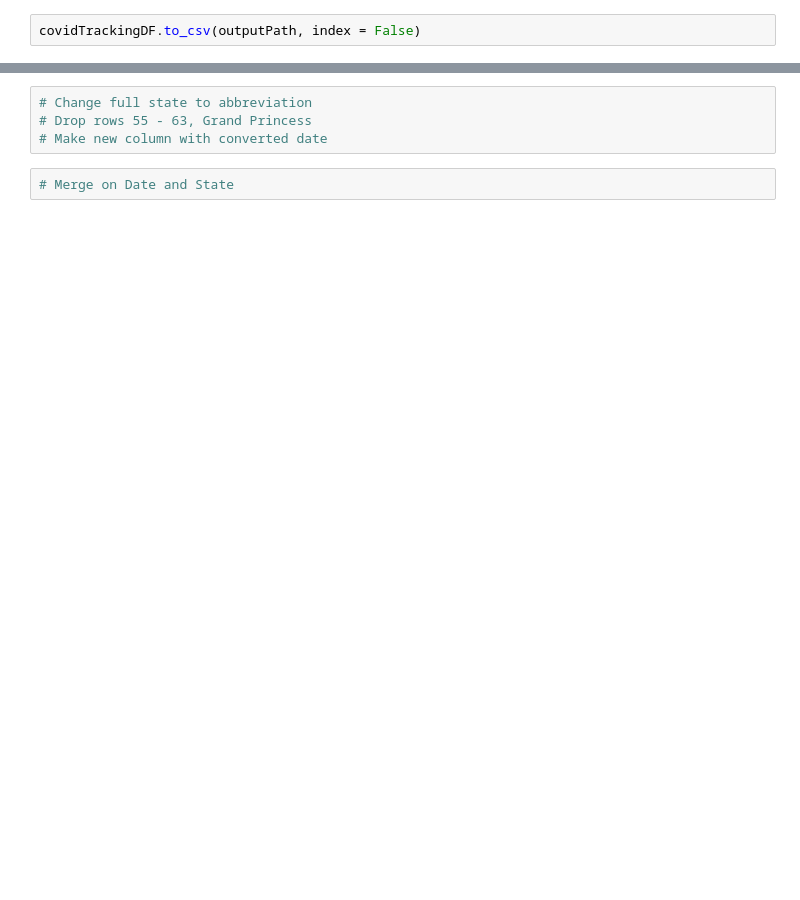
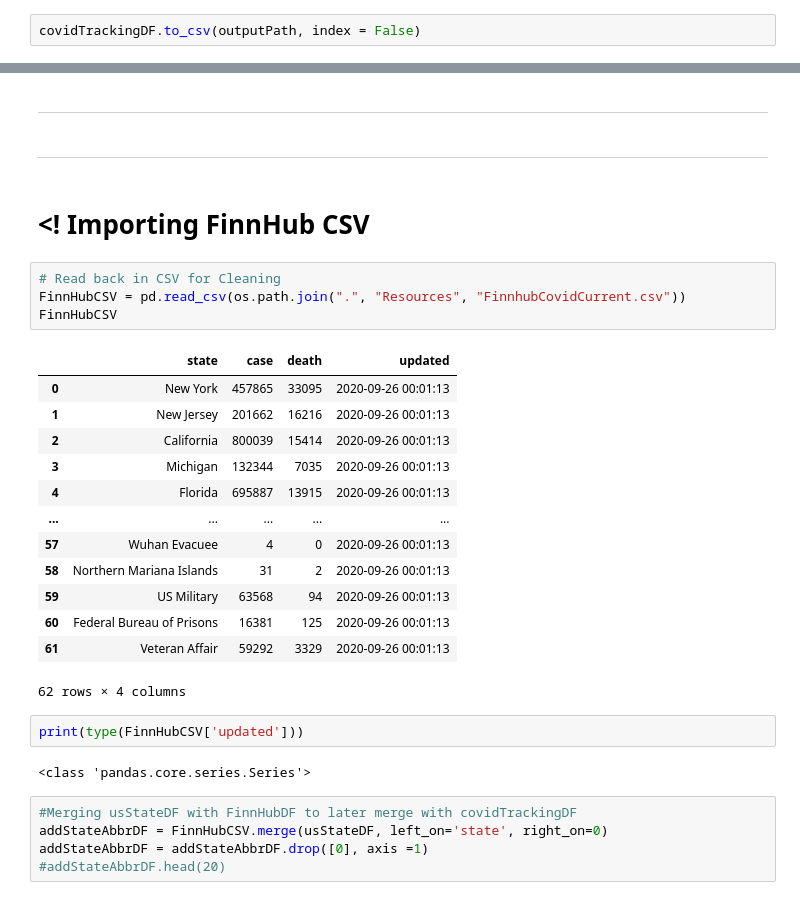
Before and after one commit to Kthomas09/ETL-Project, a Jupyter notebook: ETL-queries.ipynb, the cells around one changed output, grey strips where cells are left out. Drawn from its saved outputs; the diff is of its cells as text; blank space fills up the shorter version.

Commit message:
Pushing cleaned and merged dataset

```diff
--- a/ETL-queries.ipynb
+++ b/ETL-queries.ipynb
@@ -124,6 +491,33 @@ responseFinnhubDF.to_csv(outputPath, index = False)
-# %%
-# Change full state to abbreviation
-# Drop rows 55 - 63, Grand Princess
-# Make new column with converted date
-# %%
-# Merge on Date and State
+# %% [markdown]
+--------------------------------------------------------------------------------------------------------------
+# %% [markdown]
+--------------------------------------------------------------------------------------------------------------
+# %% [markdown]
+# <! Importing FinnHub CSV
+# %%
+# Read back in CSV for Cleaning
+FinnHubCSV = pd.read_csv(os.path.join(".", "Resources", "FinnhubCovidCurrent.csv"))
+FinnHubCSV
+# %% [output]
+|  | state | case | death | updated |
+| 0 | New York | 457865 | 33095 | 2020-09-26 00:01:13 |
+| 1 | New Jersey | 201662 | 16216 | 2020-09-26 00:01:13 |
+| 2 | California | 800039 | 15414 | 2020-09-26 00:01:13 |
+| 3 | Michigan | 132344 | 7035 | 2020-09-26 00:01:13 |
+| 4 | Florida | 695887 | 13915 | 2020-09-26 00:01:13 |
+| ... | ... | ... | ... | ... |
+| 57 | Wuhan Evacuee | 4 | 0 | 2020-09-26 00:01:13 |
+| 58 | Northern Mariana Islands | 31 | 2 | 2020-09-26 00:01:13 |
+| 59 | US Military | 63568 | 94 | 2020-09-26 00:01:13 |
+| 60 | Federal Bureau of Prisons | 16381 | 125 | 2020-09-26 00:01:13 |
+| 61 | Veteran Affair | 59292 | 3329 | 2020-09-26 00:01:13 |
+62 rows × 4 columns
+# %%
+print(type(FinnHubCSV['updated']))
+# %% [output]
+<class 'pandas.core.series.Series'>
+# %%
+#Merging usStateDF with FinnHubDF to later merge with covidTrackingDF
+addStateAbbrDF = FinnHubCSV.merge(usStateDF, left_on='state', right_on=0)
+addStateAbbrDF = addStateAbbrDF.drop([0], axis =1)
+#addStateAbbrDF.head(20)
```
Also changed, not shown: parts of 66 cells of this notebook, 1 other file.
